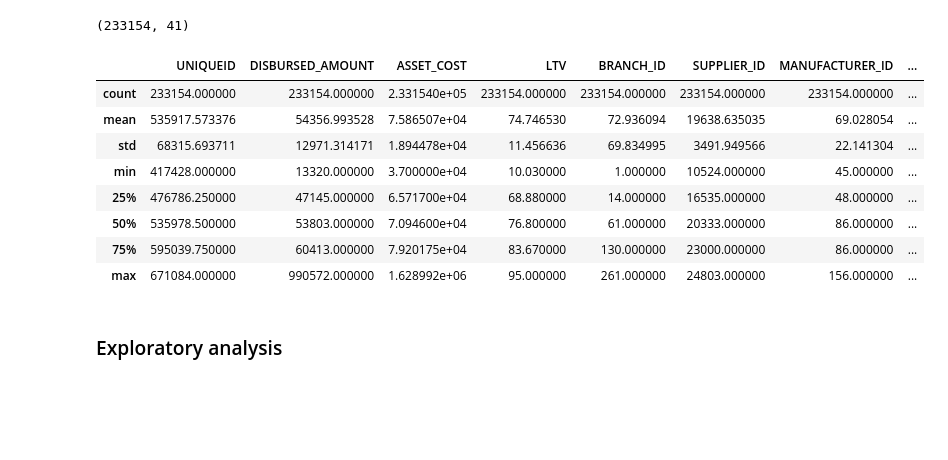
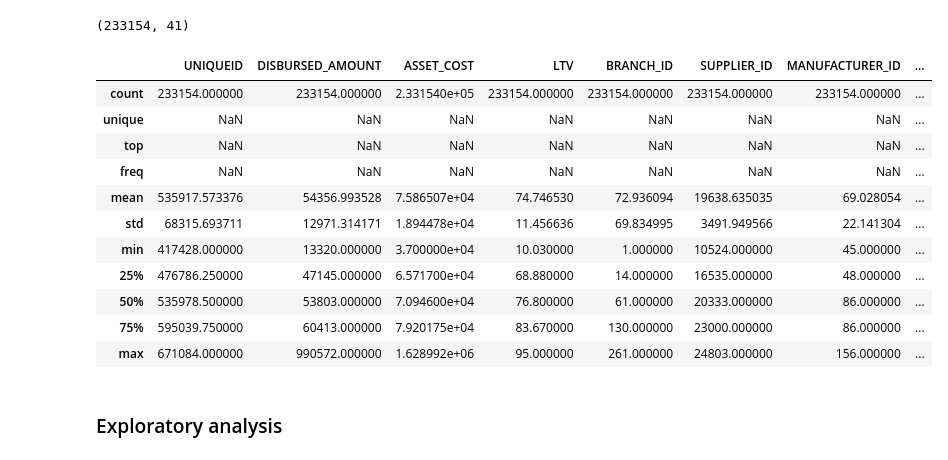
Before and after one commit to Praneethtkonda/Vehicle-loan-default-prediction, a Jupyter notebook: IDS.ipynb, the cells around one changed output. Drawn from its saved outputs; the diff is of its cells as text; code cells hidden in the pictures; blank space fills up the shorter version.

```diff
--- a/IDS.ipynb
+++ b/IDS.ipynb
@@ -8,5 +12,6 @@ pd.set_option('display.max_columns', None)
 pd.set_option('display.width', None)
 pd.set_option('display.max_colwidth', None)
 # %%
-table = pd.read_csv('train.csv', header=0)
+train_data = pd.read_csv('train.csv', header=0)
+test_data = pd.read_csv('test.csv', header=0)
 # %%
@@ -23,16 +28,19 @@ table.shape
 # %% [output]
 (233154, 41)
-# %%
-table.describe()
-# %% [output]
-|  | UNIQUEID | DISBURSED_AMOUNT | ASSET_COST | LTV | BRANCH_ID | SUPPLIER_ID | MANUFACTURER_ID | ... |
-| count | 233154.000000 | 233154.000000 | 2.331540e+05 | 233154.000000 | 233154.000000 | 233154.000000 | 233154.000000 | ... |
-| mean | 535917.573376 | 54356.993528 | 7.586507e+04 | 74.746530 | 72.936094 | 19638.635035 | 69.028054 | ... |
-| std | 68315.693711 | 12971.314171 | 1.894478e+04 | 11.456636 | 69.834995 | 3491.949566 | 22.141304 | ... |
-| min | 417428.000000 | 13320.000000 | 3.700000e+04 | 10.030000 | 1.000000 | 10524.000000 | 45.000000 | ... |
-| 25% | 476786.250000 | 47145.000000 | 6.571700e+04 | 68.880000 | 14.000000 | 16535.000000 | 48.000000 | ... |
-| 50% | 535978.500000 | 53803.000000 | 7.094600e+04 | 76.800000 | 61.000000 | 20333.000000 | 86.000000 | ... |
-| 75% | 595039.750000 | 60413.000000 | 7.920175e+04 | 83.670000 | 130.000000 | 23000.000000 | 86.000000 | ... |
-| max | 671084.000000 | 990572.000000 | 1.628992e+06 | 95.000000 | 261.000000 | 24803.000000 | 156.000000 | ... |
+# %%
+train_data.describe(include='all')
+# %% [output]
+|  | UNIQUEID | DISBURSED_AMOUNT | ASSET_COST | LTV | BRANCH_ID | SUPPLIER_ID | MANUFACTURER_ID | ... |
+| count | 233154.000000 | 233154.000000 | 2.331540e+05 | 233154.000000 | 233154.000000 | 233154.000000 | 233154.000000 | ... |
+| unique | NaN | NaN | NaN | NaN | NaN | NaN | NaN | ... |
+| top | NaN | NaN | NaN | NaN | NaN | NaN | NaN | ... |
+| freq | NaN | NaN | NaN | NaN | NaN | NaN | NaN | ... |
+| mean | 535917.573376 | 54356.993528 | 7.586507e+04 | 74.746530 | 72.936094 | 19638.635035 | 69.028054 | ... |
+| std | 68315.693711 | 12971.314171 | 1.894478e+04 | 11.456636 | 69.834995 | 3491.949566 | 22.141304 | ... |
+| min | 417428.000000 | 13320.000000 | 3.700000e+04 | 10.030000 | 1.000000 | 10524.000000 | 45.000000 | ... |
+| 25% | 476786.250000 | 47145.000000 | 6.571700e+04 | 68.880000 | 14.000000 | 16535.000000 | 48.000000 | ... |
+| 50% | 535978.500000 | 53803.000000 | 7.094600e+04 | 76.800000 | 61.000000 | 20333.000000 | 86.000000 | ... |
+| 75% | 595039.750000 | 60413.000000 | 7.920175e+04 | 83.670000 | 130.000000 | 23000.000000 | 86.000000 | ... |
+| max | 671084.000000 | 990572.000000 | 1.628992e+06 | 95.000000 | 261.000000 | 24803.000000 | 156.000000 | ... |
 # %% [markdown]
 ### Exploratory analysis
```
Also changed, not shown: parts of 43 cells of this notebook.
